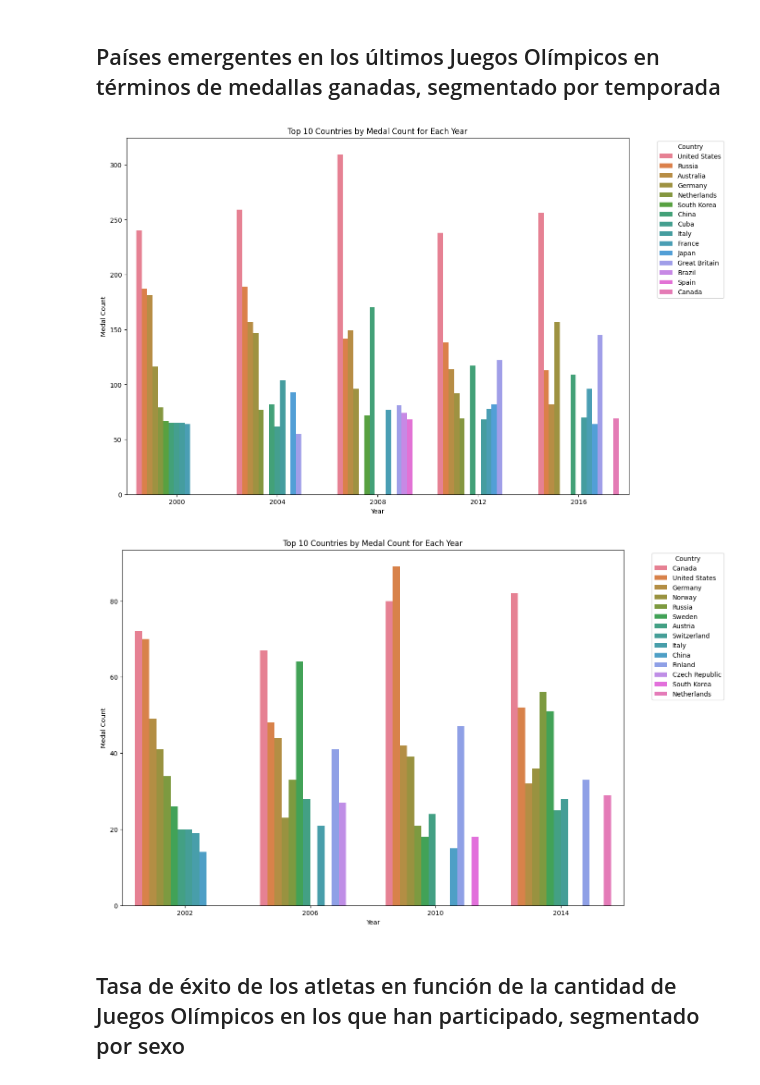
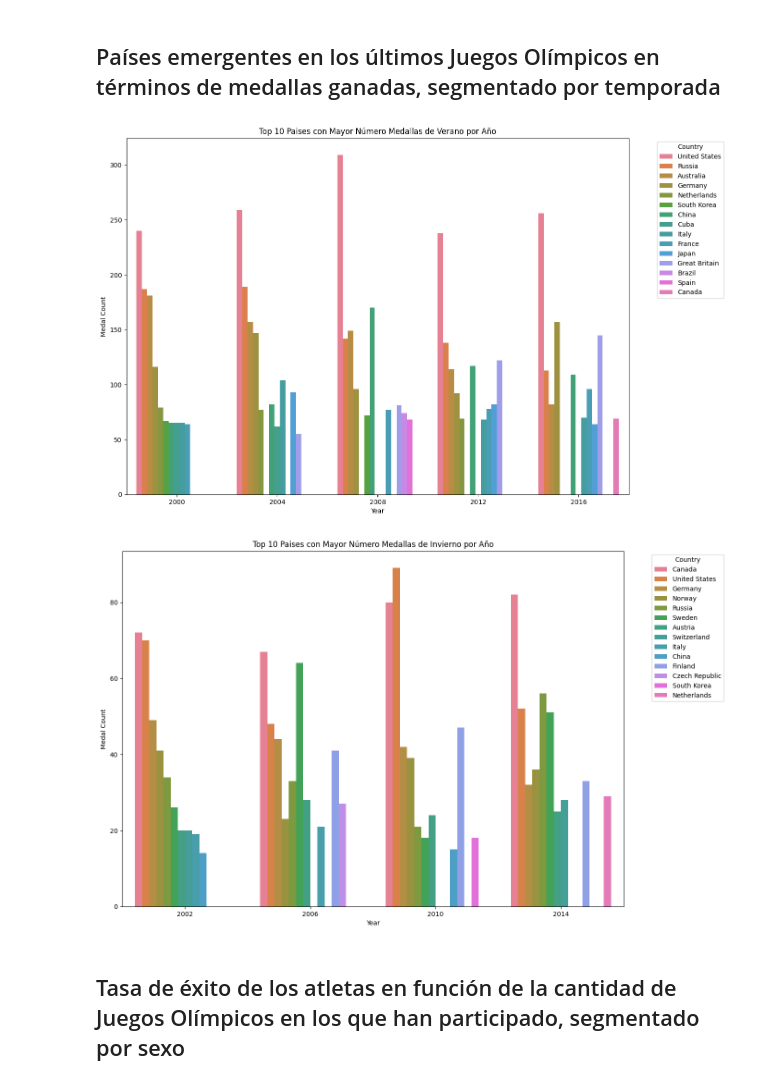
Before and after one commit to ju4n-avendanoa/Data_Olympics, a Jupyter notebook: main.ipynb, the cells around one changed output. Saved outputs shown, nothing was run; the diff lists cells and outputs as text; code cells hidden in the pictures.

Commit message:
updating title

```diff
--- a/main.ipynb
+++ b/main.ipynb
@@ -495,21 +495,21 @@ Name: count, dtype: int64
 # %%
 # Filtrar los datos de los últimos Juegos Olímpicos
 recent_games_summer = df[(df['Year'] >= 2000) & (df['Medal'] != 'No Medal') & (df['Season'] == 'Summer')]
 
 medals_by_country_recent_summer_season = recent_games_summer.groupby(['Year', 'Team']).size().reset_index(name='Medal Count')
 medals_by_country_recent_summer_season = medals_by_country_recent_summer_season.sort_values(by=['Year', 'Medal Count'], ascending=[True, False])
 
 top_10_countries_by_year_summer = medals_by_country_recent_summer_season.groupby('Year').head(10).reset_index(drop=True)
 
 plt.figure(figsize=(14, 10))
 sns.barplot(x='Year', y='Medal Count', hue='Team', data=top_10_countries_by_year_summer, dodge=True)
-plt.title('Top 10 Countries by Medal Count for Each Year')
+plt.title('Top 10 Paises con Mayor Número Medallas de Verano por Año')
 plt.xlabel('Year')
 plt.ylabel('Medal Count')
 plt.legend(title='Country', bbox_to_anchor=(1.05, 1), loc='upper left')
 plt.show()
 # %% [output]
-[figure, old version]
+[figure, new version]
 # %%
 # Filtrar los datos de los últimos Juegos Olímpicos
 recent_games_winter = df[(df['Year'] >= 2000) & (df['Medal'] != 'No Medal') & (df['Season'] == 'Winter')]
@@ -521,13 +521,13 @@ top_10_countries_by_year_winter = medals_by_country_recent_winter_season.groupby
 
 plt.figure(figsize=(14, 10))
 sns.barplot(x='Year', y='Medal Count', hue='Team', data=top_10_countries_by_year_winter, dodge=True)
-plt.title('Top 10 Countries by Medal Count for Each Year')
+plt.title('Top 10 Paises con Mayor Número Medallas de Invierno por Año')
 plt.xlabel('Year')
 plt.ylabel('Medal Count')
 plt.legend(title='Country', bbox_to_anchor=(1.05, 1), loc='upper left')
 plt.show()
 # %% [output]
-[figure, old version]
+[figure, new version]
 # %% [markdown]
 ## Tasa de éxito de los atletas en función de la cantidad de Juegos Olímpicos en los que han participado, segmentado por sexo
 # %%
```
